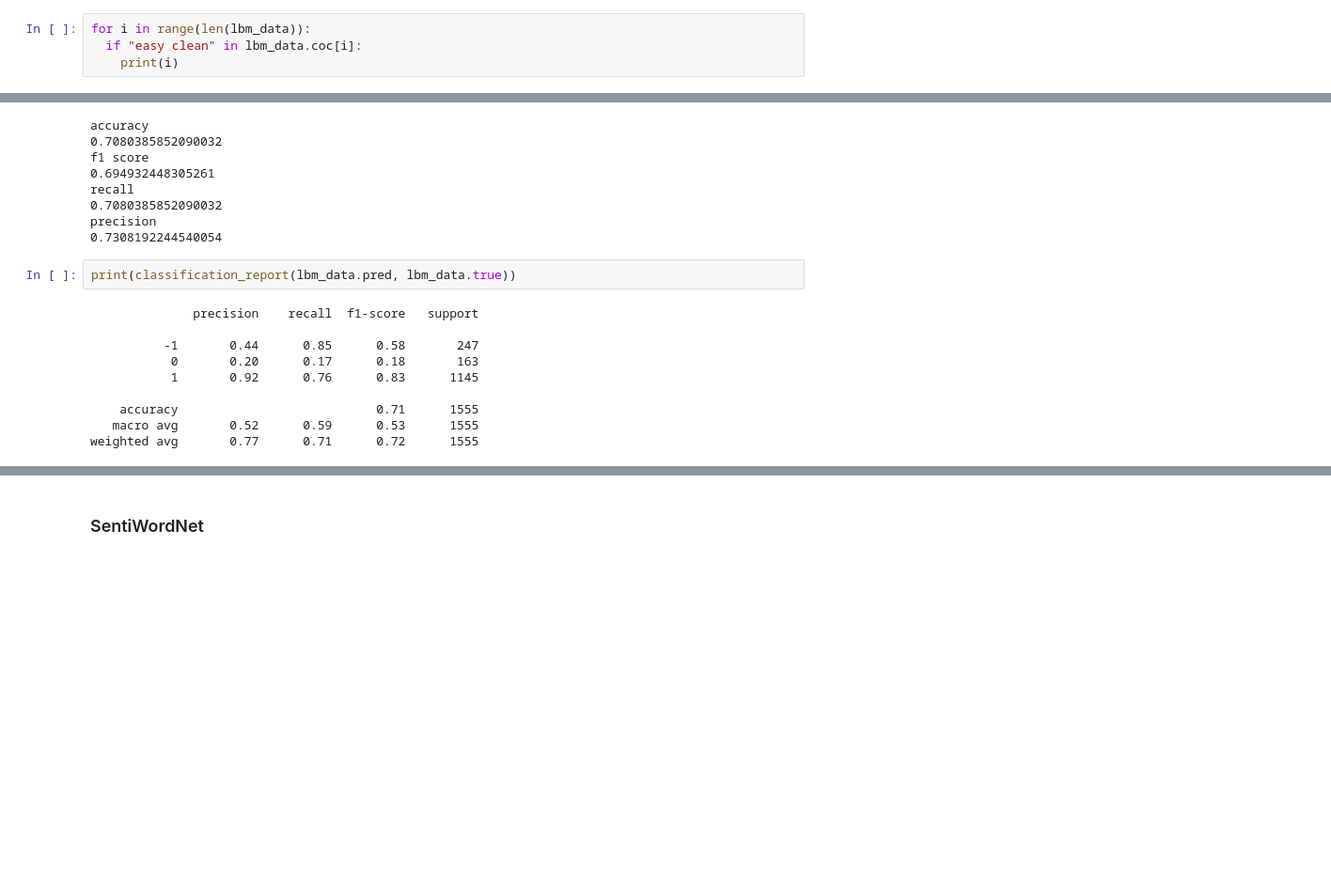
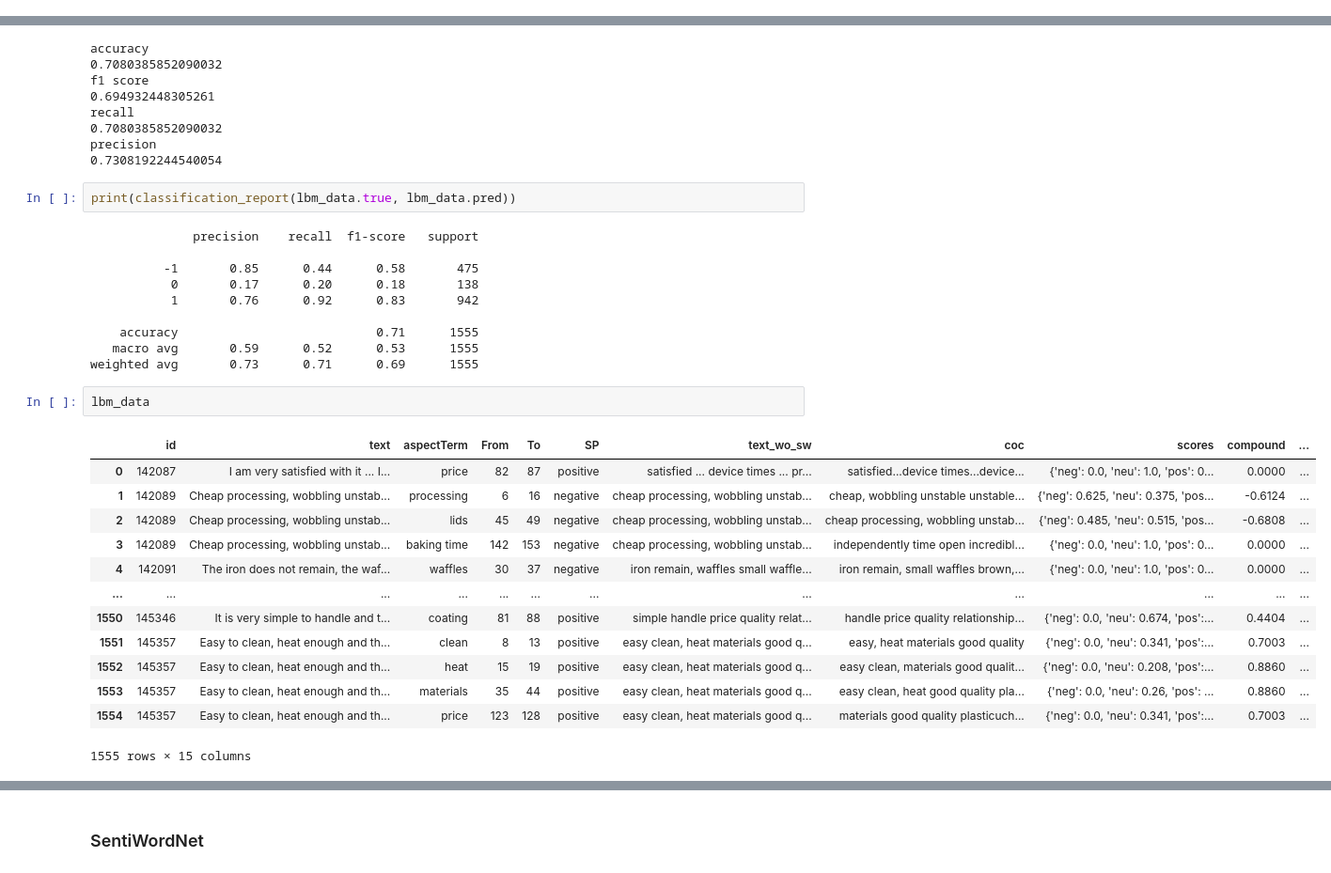
Before and after one commit to Nganle21/Amazon_Waffeleisen, a Jupyter notebook: MA_SP.ipynb, the cells around one changed output, grey strips where cells are left out. Shown at 94% size. Cells and saved outputs as stored; diff of their text form; blank space fills up the shorter version.

```diff
--- a/MA_SP.ipynb
+++ b/MA_SP.ipynb
@@ -281,7 +263,3 @@ lbm_data.head()
 | 2 | 142089 | Cheap processing, wobbling unstab... | lids | 45 | 49 | negative | cheap processing, wobbling unstab... | cheap processing, wobbling unstab... | {'neg': 0.485, 'neu': 0.515, 'pos... | -0.6808 | ... |
 | 3 | 142089 | Cheap processing, wobbling unstab... | baking time | 142 | 153 | negative | cheap processing, wobbling unstab... | independently time open incredibl... | {'neg': 0.0, 'neu': 1.0, 'pos': 0... | 0.0000 | ... |
 | 4 | 142091 | The iron does not remain, the waf... | waffles | 30 | 37 | negative | iron remain, waffles small waffle... | iron remain, small waffles brown,... | {'neg': 0.0, 'neu': 1.0, 'pos': 0... | 0.0000 | ... |
-# %%
-for i in range(len(lbm_data)):
-  if "easy clean" in lbm_data.coc[i]:
-    print(i)
@@ -394,14 +337,30 @@ recall
 precision
 0.7308192244540054
 # %%
-print(classification_report(lbm_data.pred, lbm_data.true))
+print(classification_report(lbm_data.true, lbm_data.pred))
 # %% [output]
               precision    recall  f1-score   support
 
-          -1       0.44      0.85      0.58       247
-           0       0.20      0.17      0.18       163
-           1       0.92      0.76      0.83      1145
+          -1       0.85      0.44      0.58       475
+           0       0.17      0.20      0.18       138
+           1       0.76      0.92      0.83       942
 
     accuracy                           0.71      1555
-   macro avg       0.52      0.59      0.53      1555
-weighted avg       0.77      0.71      0.72      1555
+   macro avg       0.59      0.52      0.53      1555
+weighted avg       0.73      0.71      0.69      1555
+# %%
+lbm_data
+# %% [output]
+|  | id | text | aspectTerm | From | To | SP | text_wo_sw | coc | scores | compound | ... |
+| 0 | 142087 | I am very satisfied with it ... I... | price | 82 | 87 | positive | satisfied ... device times ... pr... | satisfied...device times...device... | {'neg': 0.0, 'neu': 1.0, 'pos': 0... | 0.0000 | ... |
+| 1 | 142089 | Cheap processing, wobbling unstab... | processing | 6 | 16 | negative | cheap processing, wobbling unstab... | cheap, wobbling unstable unstable... | {'neg': 0.625, 'neu': 0.375, 'pos... | -0.6124 | ... |
+| 2 | 142089 | Cheap processing, wobbling unstab... | lids | 45 | 49 | negative | cheap processing, wobbling unstab... | cheap processing, wobbling unstab... | {'neg': 0.485, 'neu': 0.515, 'pos... | -0.6808 | ... |
+| 3 | 142089 | Cheap processing, wobbling unstab... | baking time | 142 | 153 | negative | cheap processing, wobbling unstab... | independently time open incredibl... | {'neg': 0.0, 'neu': 1.0, 'pos': 0... | 0.0000 | ... |
+| 4 | 142091 | The iron does not remain, the waf... | waffles | 30 | 37 | negative | iron remain, waffles small waffle... | iron remain, small waffles brown,... | {'neg': 0.0, 'neu': 1.0, 'pos': 0... | 0.0000 | ... |
+| ... | ... | ... | ... | ... | ... | ... | ... | ... | ... | ... | ... |
+| 1550 | 145346 | It is very simple to handle and t... | coating | 81 | 88 | positive | simple handle price quality relat... | handle price quality relationship... | {'neg': 0.0, 'neu': 0.674, 'pos':... | 0.4404 | ... |
+| 1551 | 145357 | Easy to clean, heat enough and th... | clean | 8 | 13 | positive | easy clean, heat materials good q... | easy, heat materials good quality | {'neg': 0.0, 'neu': 0.341, 'pos':... | 0.7003 | ... |
+| 1552 | 145357 | Easy to clean, heat enough and th... | heat | 15 | 19 | positive | easy clean, heat materials good q... | easy clean, materials good qualit... | {'neg': 0.0, 'neu': 0.208, 'pos':... | 0.8860 | ... |
+| 1553 | 145357 | Easy to clean, heat enough and th... | materials | 35 | 44 | positive | easy clean, heat materials good q... | easy clean, heat good quality pla... | {'neg': 0.0, 'neu': 0.26, 'pos': ... | 0.8860 | ... |
+| 1554 | 145357 | Easy to clean, heat enough and th... | price | 123 | 128 | positive | easy clean, heat materials good q... | materials good quality plasticuch... | {'neg': 0.0, 'neu': 0.341, 'pos':... | 0.7003 | ... |
+1555 rows × 15 columns
```
Also changed, not shown: parts of 260 cells of this notebook.
